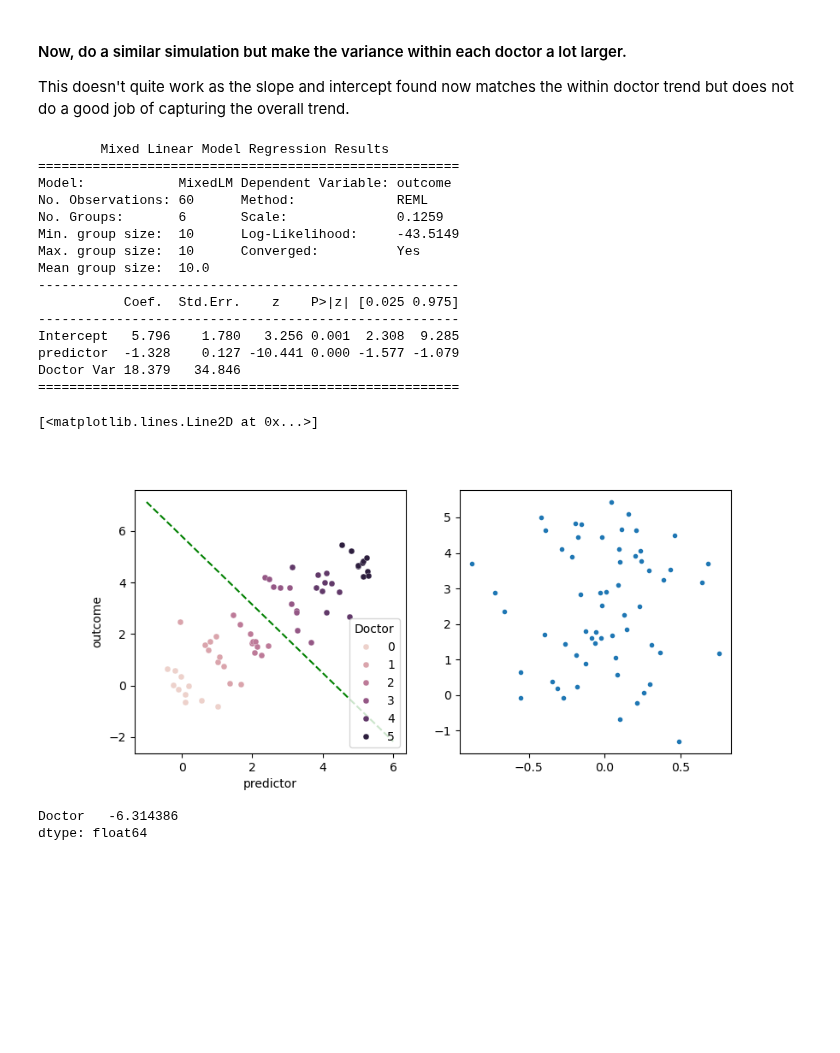
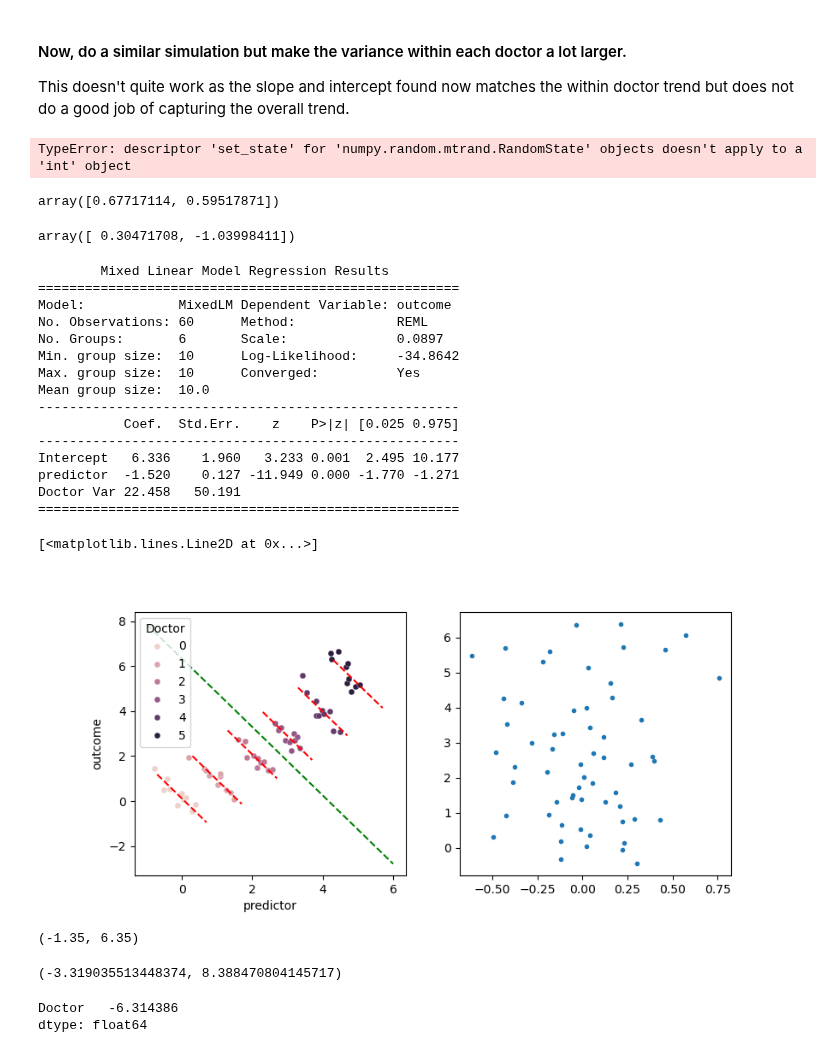
Before and after one commit to nkinsky/Eraser, a Jupyter notebook: Notebooks/Linear_Mixed_Model_vetting.ipynb, the cells around one changed output. Saved outputs shown, nothing was run; the diff lists cells and outputs as text; code cells hidden in the pictures; blank space fills up the shorter version.

Commit message:
updates for lab meeting talk and better visualization

```diff
--- a/Notebooks/Linear_Mixed_Model_vetting.ipynb
+++ b/Notebooks/Linear_Mixed_Model_vetting.ipynb
@@ -165 +176,10 @@ mdf.random_effects
  dtype: float64}
+# %%
+_, ax = plt.subplots()
+sns.pointplot(data=df, x="predictor", y="outcome", hue="Doctor", native_scale=True, linestyles="", markersize=5,
+              markeredgewidth=0.2, markeredgecolor="w")
+
+for doctor in range(6):
+    intercept = mdf.params.Intercept + mdf.random_effects[doctor].Doctor
+    x = doctor + np.array([-0.7, 0.7])
+    ax.plot(x, x * mdf.params.predictor + intercept, 'r--')
@@ -167,11 +189,30 @@ mdf.random_effects
 #### Now, do a similar simulation but make the variance within each doctor a lot larger.
 
 This doesn't quite work as the slope and intercept found now matches the within doctor trend but does not do a good job of capturing the overall trend.
+# %%
+rngint = np.random.RandomState.set_state(4)
+# %% [output]
+TypeError: descriptor 'set_state' for 'numpy.random.mtrand.RandomState' objects doesn't apply to a 'int' object
+# %%
+rng = np.random.default_rng()
+rng.normal(0, 1, 2)
+# %% [output]
+array([0.67717114, 0.59517871])
+# %%
+rng = np.random.default_rng(seed=42)
+rng.normal(0, 1, 2)
+# %% [output]
+array([ 0.30471708, -1.03998411])
 # %%
+same_seed = True # Set to True to keep everything the same for plotting, False to generate random #s each time
 df_list = []
-for doctor in range(6):
-    xd = np.random.randn(10)*0.4
-    yd = -1.6 * xd + np.random.randn(10)*0.4
+for idd, doctor in enumerate(range(6)):
+    if same_seed:
+        rng = np.random.default_rng(seed=(42 + idd))
+    else:
+        rng = np.random.default_rng()
+    xd = rng.normal(0, 1, 10)*0.4
+    yd = -1.6 * xd + rng.normal(0, 1, 10)*0.4
     x = doctor + xd
     y = doctor + yd
     df_list.append(pd.DataFrame({"Doctor": doctor, "predictor": x, "outcome": y}))
@@ -180,39 +221,55 @@ df = pd.concat(df_list, axis=0).reset_index().drop(columns="index")
 
 _, axs = plt.subplots(1, 2, figsize=(9, 4))
 ax = axs[0]
 sns.pointplot(data=df, x="predictor", y="outcome", hue="Doctor", native_scale=True, linestyles="", markersize=5,
               markeredgewidth=0.2, markeredgecolor="w", ax=ax)
 
 # df.sample(5)
 
 
 md = smf.mixedlm("outcome ~ predictor", df, groups="Doctor")
 mdf = md.fit(reml=True)
 print(mdf.summary())
 
 ax.plot([-1, 6], np.array([-1, 6])*mdf.params.predictor + mdf.params.Intercept, 'g--')
 
+for doctor in range(6):
+    intercept = mdf.params.Intercept + mdf.random_effects[doctor].Doctor
+    x = doctor + np.array([-0.7, 0.7])
+    ax.plot(x, x * mdf.params.predictor + intercept, 'r--')
+
+ax.set_xlim((-1.35, 6.35))
+ax.set_ylim((-3.3, 8.4))
+
 # Plot residuals vs fitted
 ax = axs[1]
 ax.plot(mdf.resid, mdf.fittedvalues, ".")
 # %% [output]
         Mixed Linear Model Regression Results
 ======================================================
 Model:            MixedLM Dependent Variable: outcome
 No. Observations: 60      Method:             REML
-No. Groups:       6       Scale:              0.1259
-Min. group size:  10      Log-Likelihood:     -43.5149
+No. Groups:       6       Scale:              0.0897
+Min. group size:  10      Log-Likelihood:     -34.8642
 Max. group size:  10      Converged:          Yes
 Mean group size:  10.0
 ------------------------------------------------------
            Coef.  Std.Err.    z    P>|z| [0.025 0.975]
 ------------------------------------------------------
-Intercept   5.796    1.780   3.256 0.001  2.308  9.285
-predictor  -1.328    0.127 -10.441 0.000 -1.577 -1.079
-Doctor Var 18.379   34.846
+Intercept   6.336    1.960   3.233 0.001  2.495 10.177
+predictor  -1.520    0.127 -11.949 0.000 -1.770 -1.271
+Doctor Var 22.458   50.191
 ======================================================
 [<matplotlib.lines.Line2D at 0x...>]
-[figure, old version]
+[figure, new version]
+# %%
+axs[0].get_xlim()
+# %% [output]
+(-1.35, 6.35)
+# %%
+axs[0].get_ylim()
+# %% [output]
+(-3.319035513448374, 8.388470804145717)
 # %%
 mdf.random_effects[0]
 # %% [output]
```
Also changed, not shown: parts of 6 cells of this notebook.
